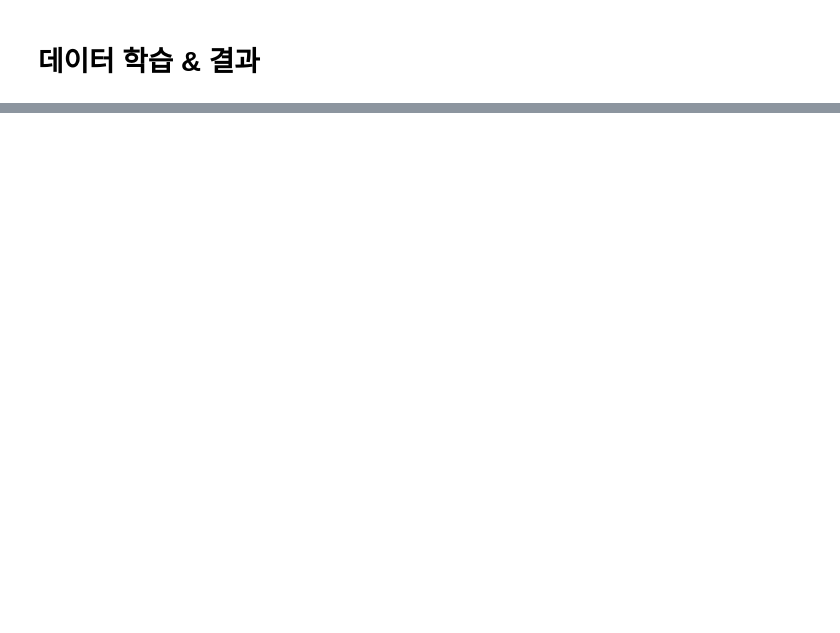
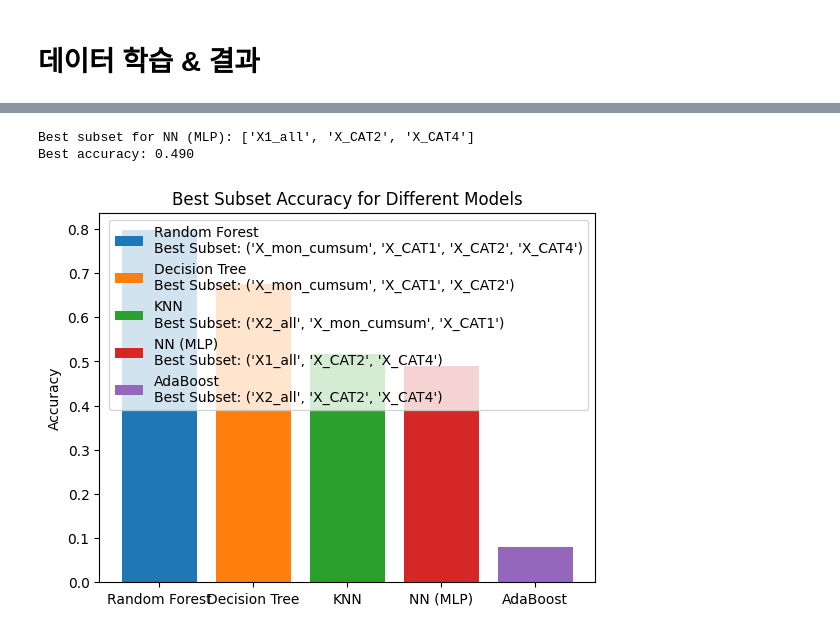
Before and after one commit to Running-Machine-ML23-2/Extra_credit, a Jupyter notebook: Extra_credit.ipynb, the cells around one changed output, grey strips where cells are left out. Drawn from its saved outputs; the diff is of its cells as text; code cells hidden in the pictures; blank space fills up the shorter version.

Commit message:
Colaboratory를 통해 생성됨

```diff
--- a/Extra_credit.ipynb
+++ b/Extra_credit.ipynb
@@ -57,10 +53,7 @@ for idx, file_name in enumerate(file_list, start=1):
     if file_name.endswith(".cell"):
         file_path = os.path.join(folder_path, file_name)
 
-        # # 파일 크기가 0바이트인 경우 건너뛰기
-        # if os.path.getsize(file_path) == 0 or "join" in file_name or "split_1"  :
-        #     continue
-        if "split_0" in file_name:
+        if "join" in file_name:
           with open(file_path, "r") as file:
               print(f"Working on file {idx}/{len(file_list)} - {file_name}")
               lines = file.readlines()
@@ -148,7 +123,7 @@ from sklearn.neighbors import KNeighborsClassifier
 from sklearn.metrics import accuracy_score
 
 # Load data from the pickle file
-file_path = "/content/drive/MyDrive/Colab Notebooks/extra_data.pkl"
+file_path = "/content/drive/MyDrive/Colab Notebooks/Extra_Credit/extra_data.pkl"
 with open(file_path, "rb") as file:
     data = pickle.load(file)
 
@@ -354,0 +203,70 @@ plt.show()
+# %%
+from sklearn.tree import DecisionTreeClassifier
+from sklearn.ensemble import RandomForestClassifier, AdaBoostClassifier
+from sklearn.neural_network import MLPClassifier
+from tqdm import tqdm
+from itertools import combinations
+
+
+# Initialize models
+models = {
+    "KNN": KNeighborsClassifier(n_neighbors=5),
+    "Decision Tree": DecisionTreeClassifier(random_state=42),
+    "Random Forest": RandomForestClassifier(random_state=42),
+    "AdaBoost": AdaBoostClassifier(random_state=42),
+    "NN (MLP)": MLPClassifier(random_state=42)
+}
+
+# Dictionary to store results for each model
+all_results = {model: {} for model in models}
+
+# Loop through each model
+for model_name, model in models.items():
+    print(f"\nTraining {model_name}...")
+    best_accuracy = 0.0
+    best_subset = None
+
+    # Loop through all feature subsets with tqdm progress bar
+    for r in tqdm(range(1, len(features) + 1), desc=f'{model_name} Progress'):
+        for subset_indices in tqdm(combinations(range(len(features)), r), desc='Subset Progress', leave=False):
+            subset = [features[i] for i in subset_indices]
+            subset_names = [feature_names[i] for i in subset_indices]
+
+            X = np.concatenate([np.array(feature) for feature in subset], axis=1)
+            X_train, X_test, y_train, y_test = train_test_split(X, y, test_size=0.2, random_state=42)
+
+            model.fit(X_train, y_train)
+            y_pred = model.predict(X_test)
+
+            accuracy = accuracy_score(y_test, y_pred)
+
+            # Update best subset if current accuracy is higher
+            if accuracy > best_accuracy:
+                best_accuracy = accuracy
+                best_subset = subset_names
+
+            # Store accuracy for the current subset
+            all_results[model_name][tuple(subset_names)] = accuracy
+
+    # Print the best subset and accuracy for each model
+    print(f"\nBest subset for {model_name}: {best_subset}")
+    print(f"Best accuracy: {best_accuracy:.3f}")
+
+# Plotting
+import matplotlib.pyplot as plt
+
+# Sort models by their best accuracy
+sorted_models = sorted(models.keys(), key=lambda x: max(all_results[x].values()), reverse=True)
+
+# Plot the accuracies
+for model_name in sorted_models:
+    best_subset = max(all_results[model_name], key=all_results[model_name].get)
+    best_accuracy = all_results[model_name][best_subset]
+
+    plt.bar(model_name, best_accuracy, label=f"{model_name}\nBest Subset: {best_subset}")
+
+plt.ylabel("Accuracy")
+plt.title("Best Subset Accuracy for Different Models")
+plt.legend()
+plt.show()
+# %% [output]
@@ -354,0 +290,3 @@ plt.show()
+Best subset for NN (MLP): ['X1_all', 'X_CAT2', 'X_CAT4']
+Best accuracy: 0.490
+[figure, added]
```
Also changed, not shown: parts of 11 cells of this notebook.
